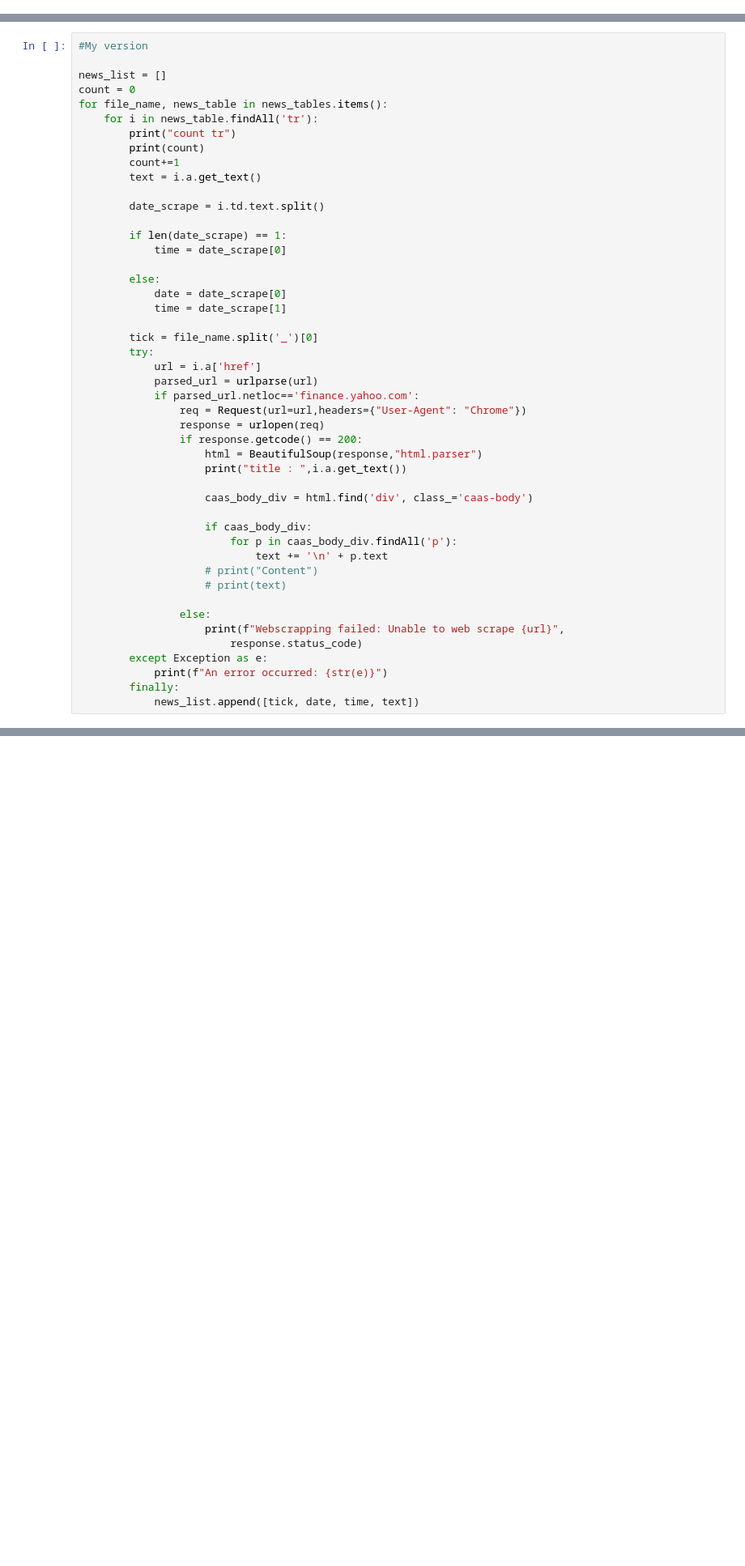
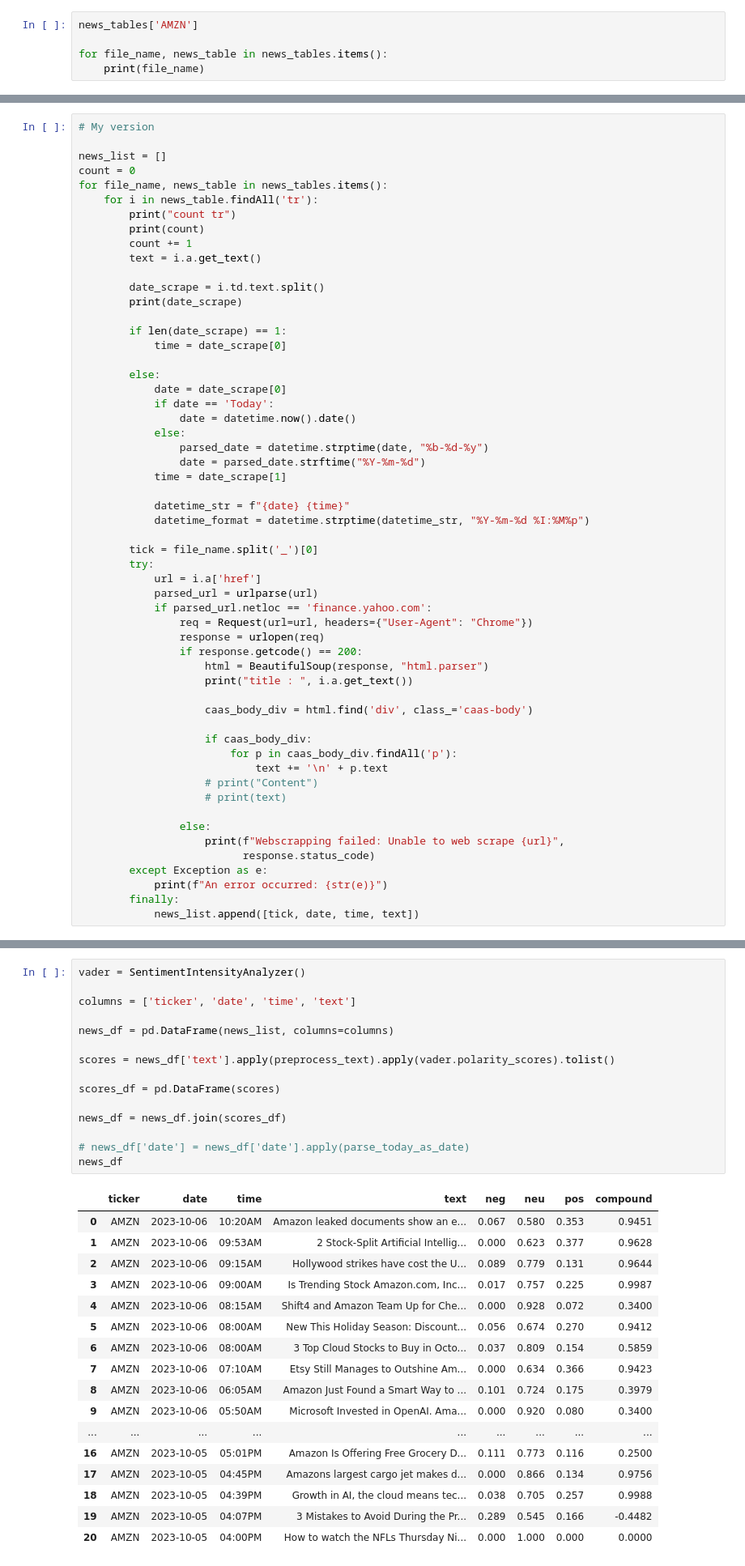
Before and after one commit to FawziElZein/usa_recession_analysis, a Jupyter notebook: stock_market_sentiment_analysis.ipynb, the cells around one changed output, grey strips where cells are left out. Shown at 81% size. Drawn from its saved outputs; the diff is of its cells as text; blank space fills up the shorter version.

```diff
--- a/stock_market_sentiment_analysis.ipynb
+++ b/stock_market_sentiment_analysis.ipynb
@@ -48,0 +48,5 @@ news_tables['AMZN']
+# %%
+news_tables['AMZN']
+
+for file_name, news_table in news_tables.items():
+    print(file_name)
@@ -79,7 +85,7 @@ for file_name, news_table in news_tables.items():
 
         news_list.append([tick, date, time, text])
 # %%
-#My version
+# My version
 
 news_list = []
 count = 0
@@ -87,28 +93,37 @@ for file_name, news_table in news_tables.items():
     for i in news_table.findAll('tr'):
         print("count tr")
         print(count)
-        count+=1
+        count += 1
         text = i.a.get_text()
 
         date_scrape = i.td.text.split()
+        print(date_scrape)
 
         if len(date_scrape) == 1:
             time = date_scrape[0]
 
         else:
             date = date_scrape[0]
+            if date == 'Today':
+                date = datetime.now().date()
+            else:
+                parsed_date = datetime.strptime(date, "%b-%d-%y")
+                date = parsed_date.strftime("%Y-%m-%d")
             time = date_scrape[1]
+
+            datetime_str = f"{date} {time}"
+            datetime_format = datetime.strptime(datetime_str, "%Y-%m-%d %I:%M%p")
 
         tick = file_name.split('_')[0]
         try:
             url = i.a['href']
             parsed_url = urlparse(url)
-            if parsed_url.netloc=='finance.yahoo.com':
-                req = Request(url=url,headers={"User-Agent": "Chrome"})
+            if parsed_url.netloc == 'finance.yahoo.com':
+                req = Request(url=url, headers={"User-Agent": "Chrome"})
                 response = urlopen(req)
                 if response.getcode() == 200:
-                    html = BeautifulSoup(response,"html.parser")
-                    print("title : ",i.a.get_text())
+                    html = BeautifulSoup(response, "html.parser")
+                    print("title : ", i.a.get_text())
 
                     caas_body_div = html.find('div', class_='caas-body')
 
@@ -120,7 +135,7 @@ for file_name, news_table in news_tables.items():
 
                 else:
                     print(f"Webscrapping failed: Unable to web scrape {url}",
-                        response.status_code)
+                          response.status_code)
         except Exception as e:
             print(f"An error occurred: {str(e)}")
         finally:
@@ -153,0 +189,33 @@ len(news_list)
+# %%
+vader = SentimentIntensityAnalyzer()
+
+columns = ['ticker', 'date', 'time', 'text']
+
+news_df = pd.DataFrame(news_list, columns=columns)
+
+scores = news_df['text'].apply(preprocess_text).apply(vader.polarity_scores).tolist()
+
+scores_df = pd.DataFrame(scores)
+
+news_df = news_df.join(scores_df)
+
+# news_df['date'] = news_df['date'].apply(parse_today_as_date)
+news_df
+# %% [output]
+|  | ticker | date | time | text | neg | neu | pos | compound |
+| 0 | AMZN | 2023-10-06 | 10:20AM | Amazon leaked documents show an e... | 0.067 | 0.580 | 0.353 | 0.9451 |
+| 1 | AMZN | 2023-10-06 | 09:53AM | 2 Stock-Split Artificial Intellig... | 0.000 | 0.623 | 0.377 | 0.9628 |
+| 2 | AMZN | 2023-10-06 | 09:15AM | Hollywood strikes have cost the U... | 0.089 | 0.779 | 0.131 | 0.9644 |
+| 3 | AMZN | 2023-10-06 | 09:00AM | Is Trending Stock Amazon.com, Inc... | 0.017 | 0.757 | 0.225 | 0.9987 |
+| 4 | AMZN | 2023-10-06 | 08:15AM | Shift4 and Amazon Team Up for Che... | 0.000 | 0.928 | 0.072 | 0.3400 |
+| 5 | AMZN | 2023-10-06 | 08:00AM | New This Holiday Season: Discount... | 0.056 | 0.674 | 0.270 | 0.9412 |
+| 6 | AMZN | 2023-10-06 | 08:00AM | 3 Top Cloud Stocks to Buy in Octo... | 0.037 | 0.809 | 0.154 | 0.5859 |
+| 7 | AMZN | 2023-10-06 | 07:10AM | Etsy Still Manages to Outshine Am... | 0.000 | 0.634 | 0.366 | 0.9423 |
+| 8 | AMZN | 2023-10-06 | 06:05AM | Amazon Just Found a Smart Way to ... | 0.101 | 0.724 | 0.175 | 0.3979 |
+| 9 | AMZN | 2023-10-06 | 05:50AM | Microsoft Invested in OpenAI. Ama... | 0.000 | 0.920 | 0.080 | 0.3400 |
+| ... | ... | ... | ... | ... | ... | ... | ... | ... |
+| 16 | AMZN | 2023-10-05 | 05:01PM | Amazon Is Offering Free Grocery D... | 0.111 | 0.773 | 0.116 | 0.2500 |
+| 17 | AMZN | 2023-10-05 | 04:45PM | Amazons largest cargo jet makes d... | 0.000 | 0.866 | 0.134 | 0.9756 |
+| 18 | AMZN | 2023-10-05 | 04:39PM | Growth in AI, the cloud means tec... | 0.038 | 0.705 | 0.257 | 0.9988 |
+| 19 | AMZN | 2023-10-05 | 04:07PM | 3 Mistakes to Avoid During the Pr... | 0.289 | 0.545 | 0.166 | -0.4482 |
+| 20 | AMZN | 2023-10-05 | 04:00PM | How to watch the NFLs Thursday Ni... | 0.000 | 1.000 | 0.000 | 0.0000 |
```
Also changed, not shown: parts of 10 cells of this notebook, 14 other files.
